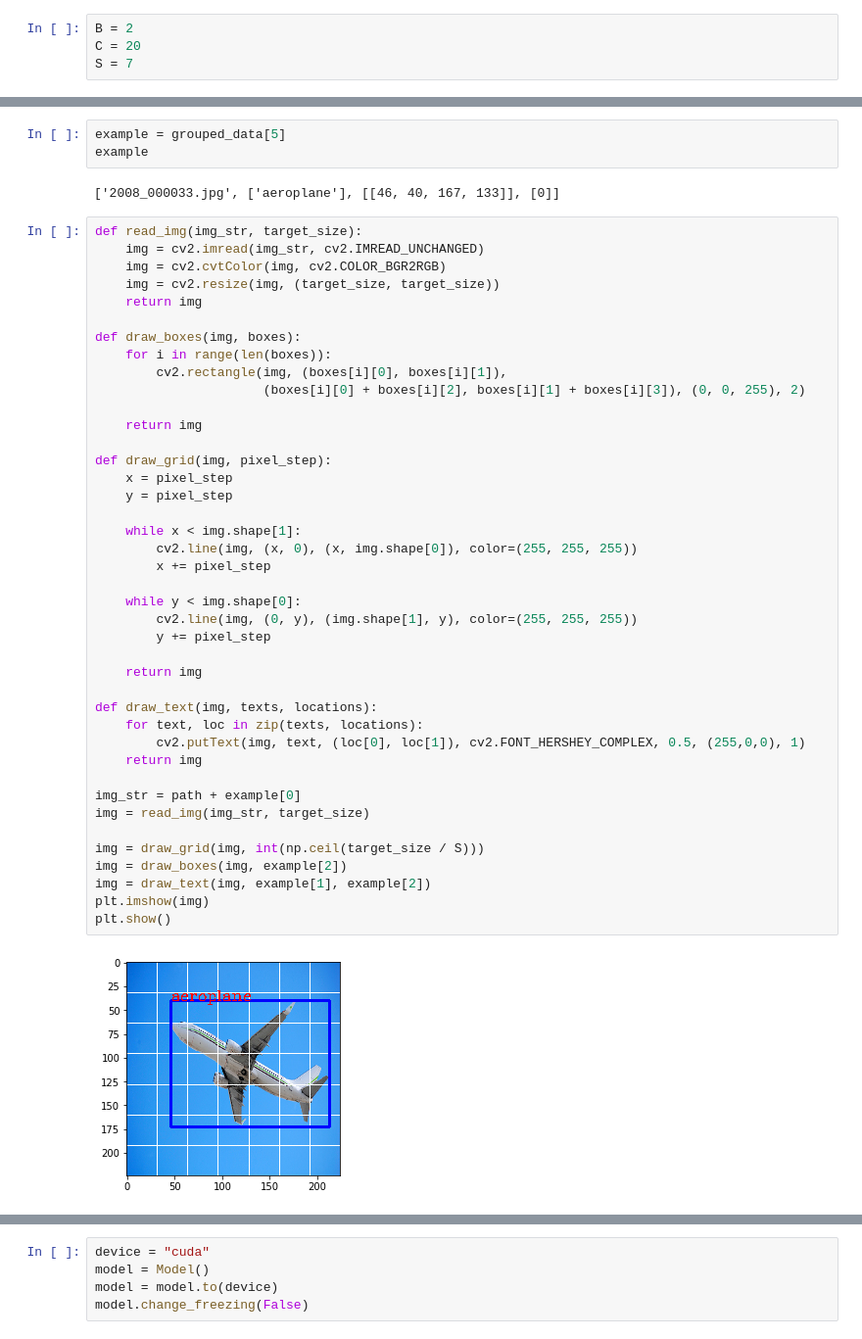
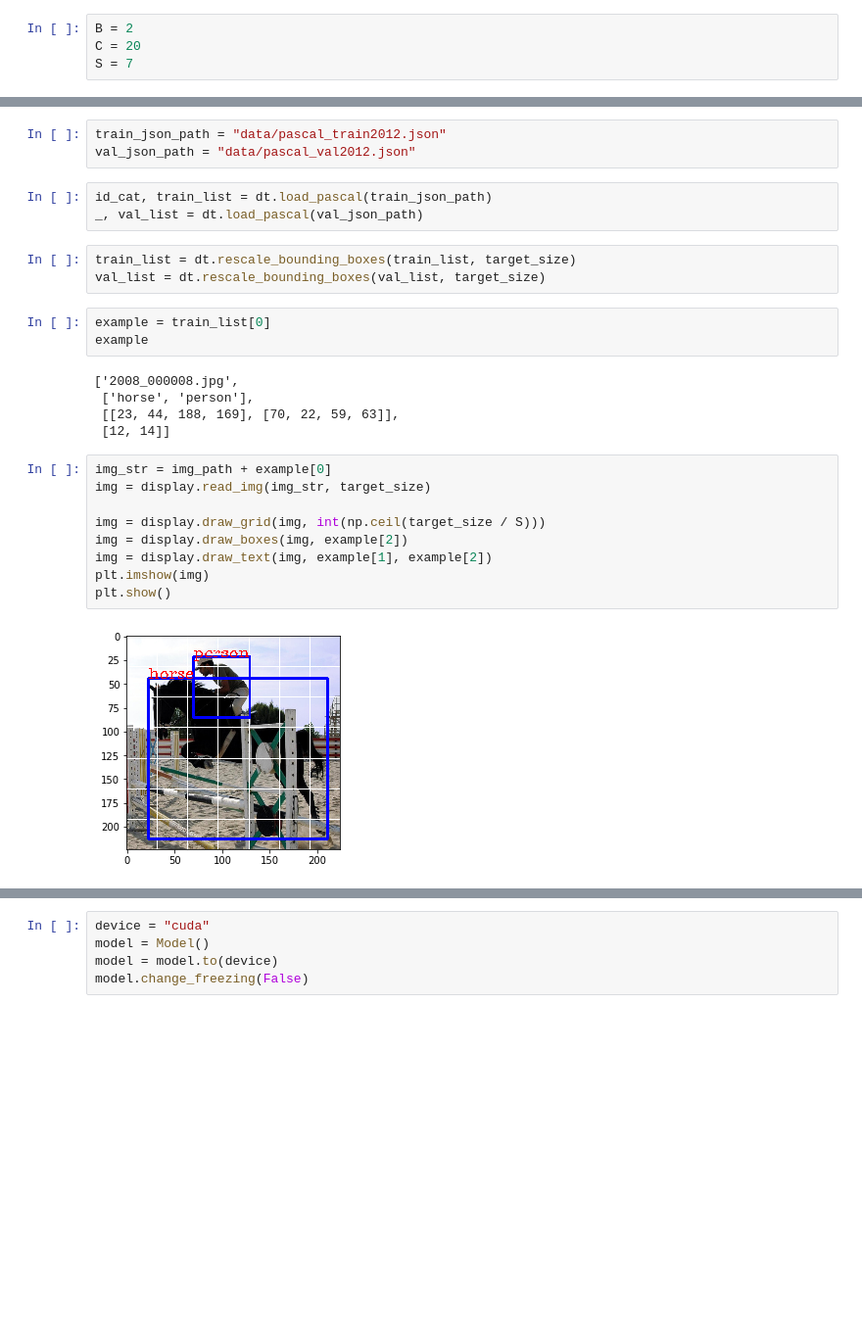
Before and after one commit to MrParosk/ml_playground, a Jupyter notebook: computer_vision/object_detection/yolo_v1.ipynb, the cells around one changed output, grey strips where cells are left out. Shown: that part at 98% size. Drawn from its saved outputs; the diff is of its cells as text; blank space fills up the shorter version.

```diff
--- a/computer_vision/object_detection/yolo_v1.ipynb
+++ b/computer_vision/object_detection/yolo_v1.ipynb
@@ -88,49 +22,29 @@ for g in grouped_data:
+# %%
+train_json_path = "data/pascal_train2012.json"
+val_json_path = "data/pascal_val2012.json"
+# %%
+id_cat, train_list = dt.load_pascal(train_json_path)
+_, val_list = dt.load_pascal(val_json_path)
+# %%
+train_list = dt.rescale_bounding_boxes(train_list, target_size)
+val_list = dt.rescale_bounding_boxes(val_list, target_size)
 # %%
-example = grouped_data[5]
+example = train_list[0]
 example
 # %% [output]
-['2008_000033.jpg', ['aeroplane'], [[46, 40, 167, 133]], [0]]
+['2008_000008.jpg',
+ ['horse', 'person'],
+ [[23, 44, 188, 169], [70, 22, 59, 63]],
+ [12, 14]]
-# %%
-def read_img(img_str, target_size):
-    img = cv2.imread(img_str, cv2.IMREAD_UNCHANGED)
-    img = cv2.cvtColor(img, cv2.COLOR_BGR2RGB)
-    img = cv2.resize(img, (target_size, target_size))
-    return img
-
-def draw_boxes(img, boxes):
-    for i in range(len(boxes)):
-        cv2.rectangle(img, (boxes[i][0], boxes[i][1]),
-                      (boxes[i][0] + boxes[i][2], boxes[i][1] + boxes[i][3]), (0, 0, 255), 2)
-
-    return img
-
-def draw_grid(img, pixel_step):
-    x = pixel_step
-    y = pixel_step
-
-    while x < img.shape[1]:
-        cv2.line(img, (x, 0), (x, img.shape[0]), color=(255, 255, 255))
-        x += pixel_step
-
-    while y < img.shape[0]:
-        cv2.line(img, (0, y), (img.shape[1], y), color=(255, 255, 255))
-        y += pixel_step
-
-    return img
-
-def draw_text(img, texts, locations):
-    for text, loc in zip(texts, locations):
-        cv2.putText(img, text, (loc[0], loc[1]), cv2.FONT_HERSHEY_COMPLEX, 0.5, (255,0,0), 1)
-    return img
-
-img_str = path + example[0]
-img = read_img(img_str, target_size)
-
-img = draw_grid(img, int(np.ceil(target_size / S)))
-img = draw_boxes(img, example[2])
-img = draw_text(img, example[1], example[2])
-plt.imshow(img)
-plt.show()
-# %% [output]
-[figure, removed]
+# %%
+img_str = img_path + example[0]
+img = display.read_img(img_str, target_size)
+
+img = display.draw_grid(img, int(np.ceil(target_size / S)))
+img = display.draw_boxes(img, example[2])
+img = display.draw_text(img, example[1], example[2])
+plt.imshow(img)
+plt.show()
+# %% [output]
+[figure, added]
 # %%
```
Also changed, not shown: parts of 37 cells of this notebook, 4 other files.
